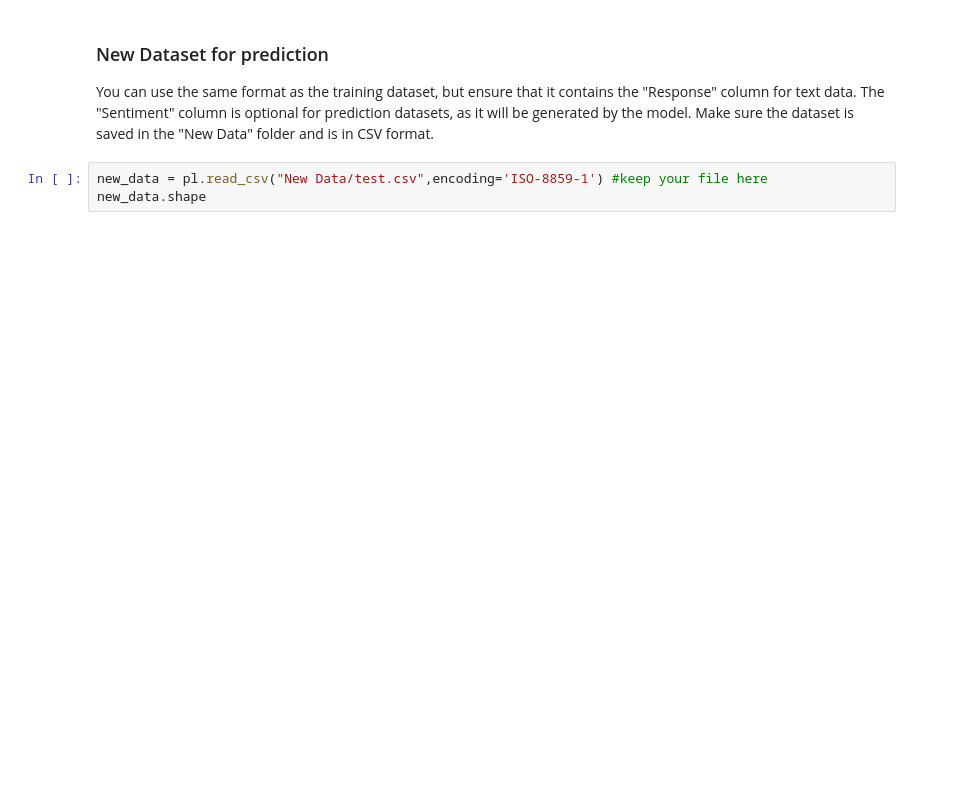
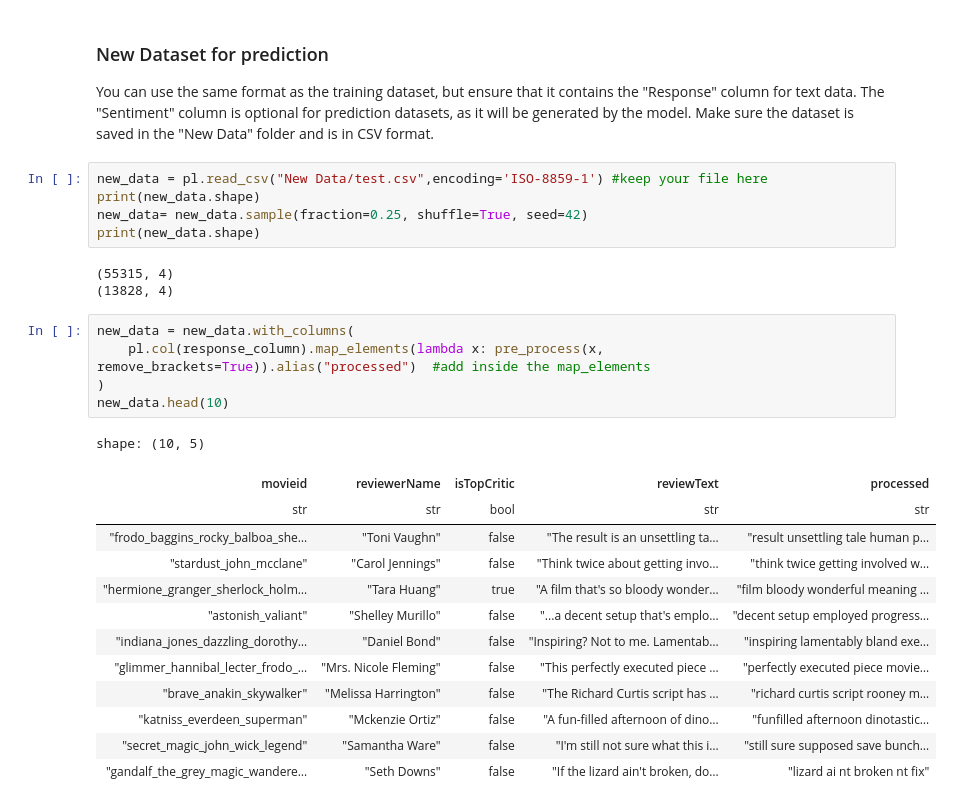
Before and after one commit to AlabhyaMe/Sentiments-Analysis, a Jupyter notebook: Sentimental Analysis Main File.ipynb, the cells around one changed output. Saved outputs shown, nothing was run; the diff lists cells and outputs as text; blank space fills up the shorter version.

```diff
--- a/Sentimental Analysis Main File.ipynb
+++ b/Sentimental Analysis Main File.ipynb
@@ -144,7 +156,31 @@ You can use the same format as the training dataset, but ensure that it contains
 Make sure the dataset is saved in the "New Data" folder and is in CSV format.
 # %%
 new_data = pl.read_csv("New Data/test.csv",encoding='ISO-8859-1') #keep your file here
-new_data.shape
+print(new_data.shape)
+new_data= new_data.sample(fraction=0.25, shuffle=True, seed=42)
+print(new_data.shape)
+# %% [output]
+(55315, 4)
+(13828, 4)
+# %%
+new_data = new_data.with_columns(
+    pl.col(response_column).map_elements(lambda x: pre_process(x, remove_brackets=True)).alias("processed")  #add inside the map_elements
+)
+new_data.head(10)
+# %% [output]
+shape: (10, 5)
+| movieid | reviewerName | isTopCritic | reviewText | processed |
+| str | str | bool | str | str |
+| "frodo_baggins_rocky_balboa_she… | "Toni Vaughn" | false | "The result is an unsettling ta… | "result unsettling tale human p… |
+| "stardust_john_mcclane" | "Carol Jennings" | false | "Think twice about getting invo… | "think twice getting involved w… |
+| "hermione_granger_sherlock_holm… | "Tara Huang" | true | "A film that's so bloody wonder… | "film bloody wonderful meaning … |
+| "astonish_valiant" | "Shelley Murillo" | false | "...a decent setup that's emplo… | "decent setup employed progress… |
+| "indiana_jones_dazzling_dorothy… | "Daniel Bond" | false | "Inspiring? Not to me. Lamentab… | "inspiring lamentably bland exe… |
+| "glimmer_hannibal_lecter_frodo_… | "Mrs. Nicole Fleming" | false | "This perfectly executed piece … | "perfectly executed piece movie… |
+| "brave_anakin_skywalker" | "Melissa Harrington" | false | "The Richard Curtis script has … | "richard curtis script rooney m… |
+| "katniss_everdeen_superman" | "Mckenzie Ortiz" | false | "A fun-filled afternoon of dino… | "funfilled afternoon dinotastic… |
+| "secret_magic_john_wick_legend" | "Samantha Ware" | false | "I'm still not sure what this i… | "still sure supposed save bunch… |
+| "gandalf_the_grey_magic_wandere… | "Seth Downs" | false | "If the lizard ain't broken, do… | "lizard ai nt broken nt fix" |
 # %%
 make_predictions(
     new_data=new_data,
```
Also changed, not shown: parts of 8 cells of this notebook, 1 other file.
